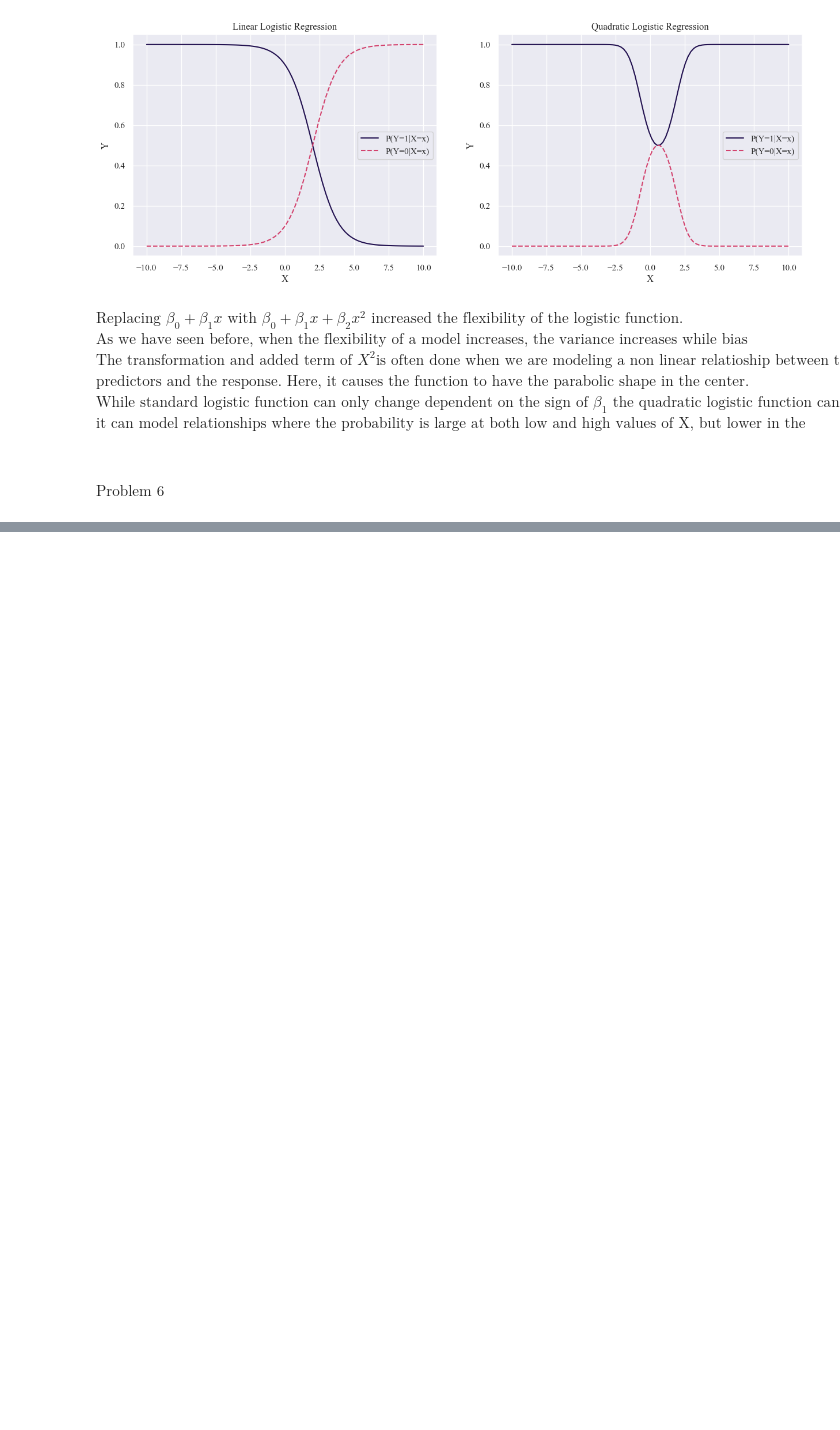
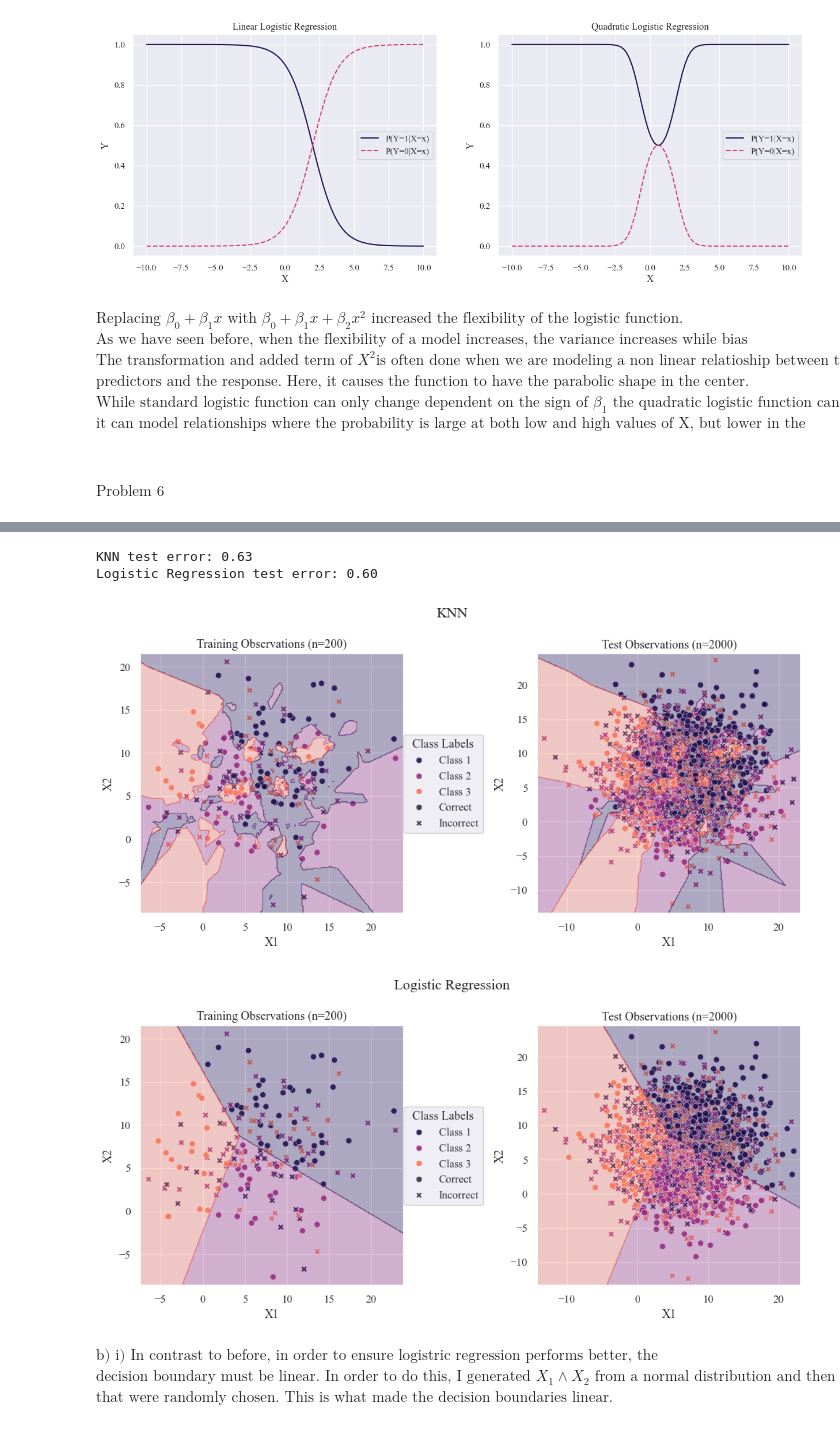
Before and after one commit to madiforman/bias_variance_tradeoff, a Jupyter notebook: hwk2.ipynb, the cells around one changed output, grey strips where cells are left out. Cells and saved outputs as stored; diff of their text form; code cells hidden in the pictures; blank space fills up the shorter version.

```diff
--- a/hwk2.ipynb
+++ b/hwk2.ipynb
@@ -796,5 +780,73 @@ Logistic regression test error: 0.42
-# %%
-def generate_data_b():
-    pass
-def simulate_b():
-    pass
+# %%
+def generate_data_b(p=2, n_training=200, n_test=2000):
+    """
+    Generate data such that logistic regression will have a lower test error rate than KNN.
+    Using Scenario 1 from the textbook (page 165)
+
+    Params:
+    -------
+        p: number of predictors
+        n_training: number of training observations
+        n_test: number of test observations
+    Returns:
+    -------
+        X_train: training features
+        X_test: test features
+        y_train: training response
+        y_test: test response
+    """
+
+    # generate data
+    percent_test = n_test / (n_training + n_test)
+    # cov_matrix = np.full((p, p), 0.5)
+    # np.fill_diagonal(cov_matrix, 1)
+    # X = np.random.multivariate_normal(np.zeros(p), cov_matrix, n_training + n_test)
+    X = np.random.normal(0, 5, size=(n_training + n_test, p))
+    # define three classes
+    y = np.random.randint(0, 3, size=(n_training + n_test,))
+    # translations for different means for each class (randomly generated) this makes the
+    # decision boundary linear
+    class_1_mean = np.random.randint(0, 10)
+    class_2_mean = np.random.randint(0, 10)
+    class_3_mean = np.random.randint(0, 10)
+    X[y == 0] += class_1_mean
+    X[y == 1] += class_2_mean
+    X[y == 2] += class_3_mean
+
+    X_train, X_test, y_train, y_test = train_test_split(X, y, test_size=percent_test, random_state=42)
+    assert np.unique(y_train).size == 3 # making sure we have the right number of classes
+    return X_train, X_test, y_train, y_test
+
+def simulate_b(k=5):
+    """
+    Simulate data according to Scenario 1 (page 165)from the textbook to simulate a scenario where
+    LDA will have a lower test error rate than KNN.
+    """
+    # np.random.seed(42)
+    X_train, X_test, y_train, y_test = generate_data_b()
+    knn = KNeighborsClassifier(n_neighbors=k)
+    knn.fit(X_train, y_train)
+    knn_train_pred = knn.predict(X_train)
+    knn_test_pred = knn.predict(X_test)
+
+    logit = LogisticRegression()
+    logit.fit(X_train, y_train)
+    logit_train_pred = logit.predict(X_train)
+    logit_test_pred = logit.predict(X_test)
+
+    _, knn_test_error =  plot_train_vs_test(knn, knn_test_pred, knn_train_pred, 'KNN', X_train, X_test, y_train, y_test)
+    _, logit_test_error = plot_train_vs_test(logit, logit_test_pred, logit_train_pred, 'Logistic Regression', X_train, X_test, y_train, y_test)
+    assert knn_test_error > logit_test_error # making sure KNN has a higher test error rate
+    print(f"KNN test error: {knn_test_error:.2f}")
+    print(f"Logistic Regression test error: {logit_test_error:.2f}")
+
+simulate_b()
+# %% [output]
+KNN test error: 0.63
+Logistic Regression test error: 0.60
+[figure, added]
+[figure, added]
+# %% [markdown]
+$\text{b) i) In contrast to before, in order to ensure logistric regression performs better, the}$
+$\text{decision boundary must be linear. In order to do this, I generated } X_1 \wedge X_2 \text{ from a normal distribution and then randomly assigned them to three classes with different means}$
+$\text{that were randomly chosen. This is what made the decision boundaries linear.}$
```
Also changed, not shown: parts of 6 cells of this notebook, 12 other files.
